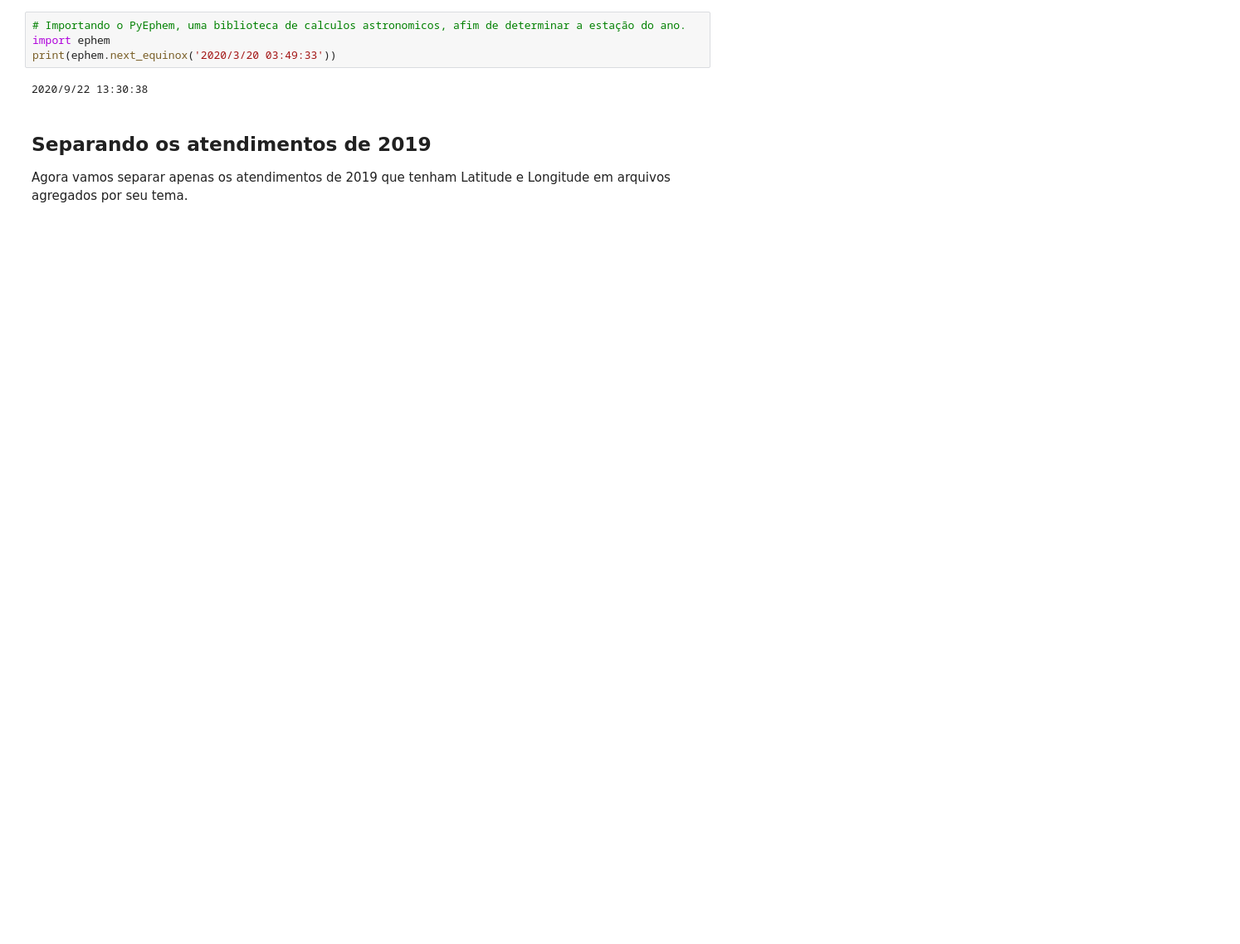
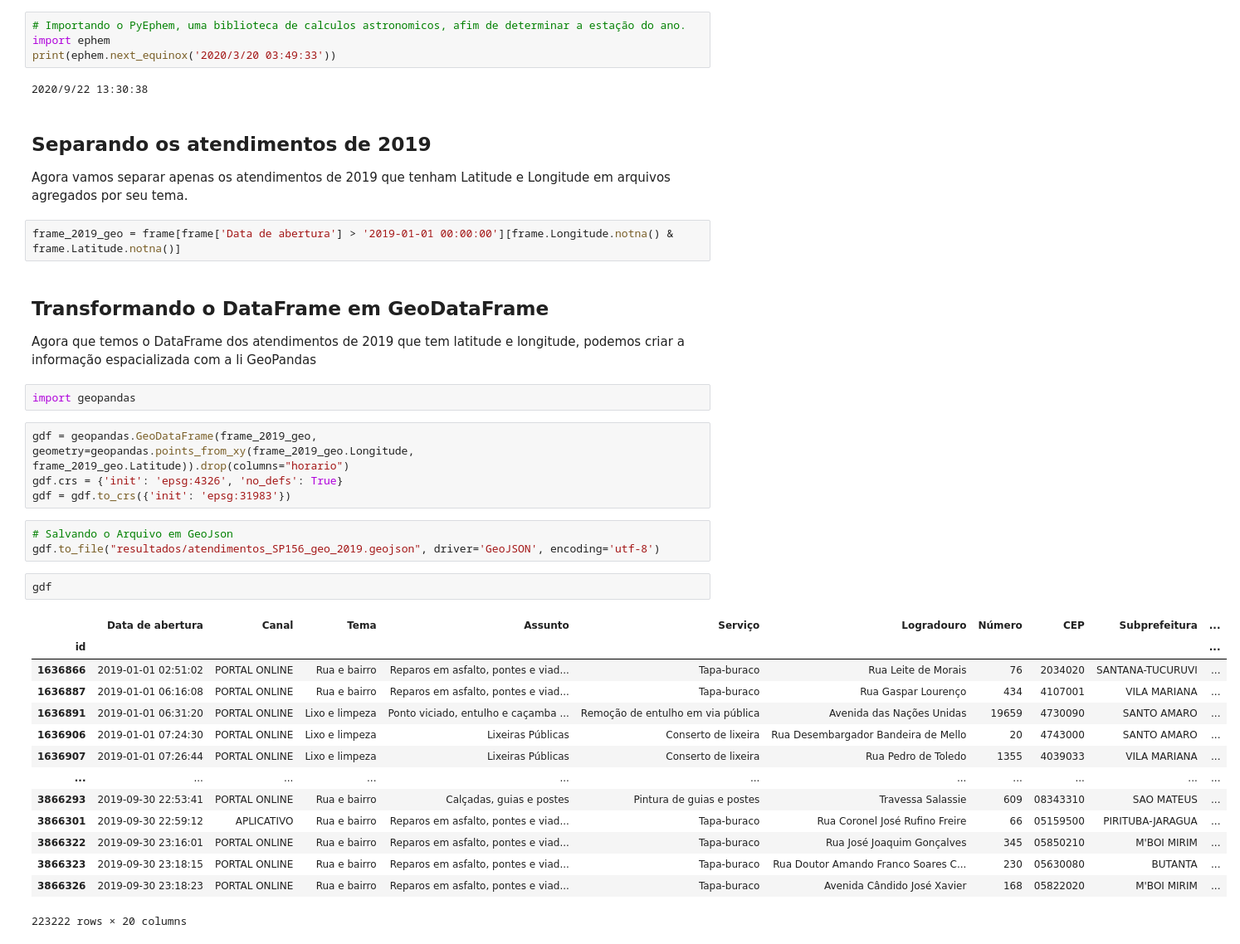
Before and after one commit to geoinfo-smdu/geo-sp156, a Jupyter notebook: Primeiros Prcessamentos e Análises.ipynb, the cells around one changed output. Shown: that part at 83% size. Drawn from its saved outputs; the diff is of its cells as text; blank space fills up the shorter version.

Commit message:
mapeando os pontos

```diff
--- a/Primeiros Prcessamentos e Análises.ipynb
+++ b/Primeiros Prcessamentos e Análises.ipynb
@@ -218,3 +218,35 @@ print(ephem.next_equinox('2020/3/20 03:49:33'))
 ## Separando os atendimentos de 2019
 
 Agora vamos separar apenas os atendimentos de 2019 que tenham Latitude e Longitude em arquivos agregados por seu tema.
+# %%
+frame_2019_geo = frame[frame['Data de abertura'] > '2019-01-01 00:00:00'][frame.Longitude.notna() & frame.Latitude.notna()]
+# %% [markdown]
+## Transformando o DataFrame em GeoDataFrame
+
+Agora que temos o DataFrame dos atendimentos de 2019 que tem latitude e longitude, podemos criar a informação espacializada com a li GeoPandas
+# %%
+import geopandas
+# %%
+gdf = geopandas.GeoDataFrame(frame_2019_geo, geometry=geopandas.points_from_xy(frame_2019_geo.Longitude, frame_2019_geo.Latitude)).drop(columns="horario")
+gdf.crs = {'init': 'epsg:4326', 'no_defs': True}
+gdf = gdf.to_crs({'init': 'epsg:31983'})
+# %%
+# Salvando o Arquivo em GeoJson
+gdf.to_file("resultados/atendimentos_SP156_geo_2019.geojson", driver='GeoJSON', encoding='utf-8')
+# %%
+gdf
+# %% [output]
+|  | Data de abertura | Canal | Tema | Assunto | Serviço | Logradouro | Número | CEP | Subprefeitura | ... |
+| id |  |  |  |  |  |  |  |  |  | ... |
+| 1636866 | 2019-01-01 02:51:02 | PORTAL ONLINE | Rua e bairro | Reparos em asfalto, pontes e viad... | Tapa-buraco | Rua Leite de Morais | 76 | 2034020 | SANTANA-TUCURUVI | ... |
+| 1636887 | 2019-01-01 06:16:08 | PORTAL ONLINE | Rua e bairro | Reparos em asfalto, pontes e viad... | Tapa-buraco | Rua Gaspar Lourenço | 434 | 4107001 | VILA MARIANA | ... |
+| 1636891 | 2019-01-01 06:31:20 | PORTAL ONLINE | Lixo e limpeza | Ponto viciado, entulho e caçamba ... | Remoção de entulho em via pública | Avenida das Nações Unidas | 19659 | 4730090 | SANTO AMARO | ... |
+| 1636906 | 2019-01-01 07:24:30 | PORTAL ONLINE | Lixo e limpeza | Lixeiras Públicas | Conserto de lixeira | Rua Desembargador Bandeira de Mello | 20 | 4743000 | SANTO AMARO | ... |
+| 1636907 | 2019-01-01 07:26:44 | PORTAL ONLINE | Lixo e limpeza | Lixeiras Públicas | Conserto de lixeira | Rua Pedro de Toledo | 1355 | 4039033 | VILA MARIANA | ... |
+| ... | ... | ... | ... | ... | ... | ... | ... | ... | ... | ... |
+| 3866293 | 2019-09-30 22:53:41 | PORTAL ONLINE | Rua e bairro | Calçadas, guias e postes | Pintura de guias e postes | Travessa Salassie | 609 | 08343310 | SAO MATEUS | ... |
+| 3866301 | 2019-09-30 22:59:12 | APLICATIVO | Rua e bairro | Reparos em asfalto, pontes e viad... | Tapa-buraco | Rua Coronel José Rufino Freire | 66 | 05159500 | PIRITUBA-JARAGUA | ... |
+| 3866322 | 2019-09-30 23:16:01 | PORTAL ONLINE | Rua e bairro | Reparos em asfalto, pontes e viad... | Tapa-buraco | Rua José Joaquim Gonçalves | 345 | 05850210 | M'BOI MIRIM | ... |
+| 3866323 | 2019-09-30 23:18:15 | PORTAL ONLINE | Rua e bairro | Reparos em asfalto, pontes e viad... | Tapa-buraco | Rua Doutor Amando Franco Soares C... | 230 | 05630080 | BUTANTA | ... |
+| 3866326 | 2019-09-30 23:18:23 | PORTAL ONLINE | Rua e bairro | Reparos em asfalto, pontes e viad... | Tapa-buraco | Avenida Cândido José Xavier | 168 | 05822020 | M'BOI MIRIM | ... |
+223222 rows × 20 columns
```
Also changed, not shown: parts of 4 cells of this notebook, 6 other files.
